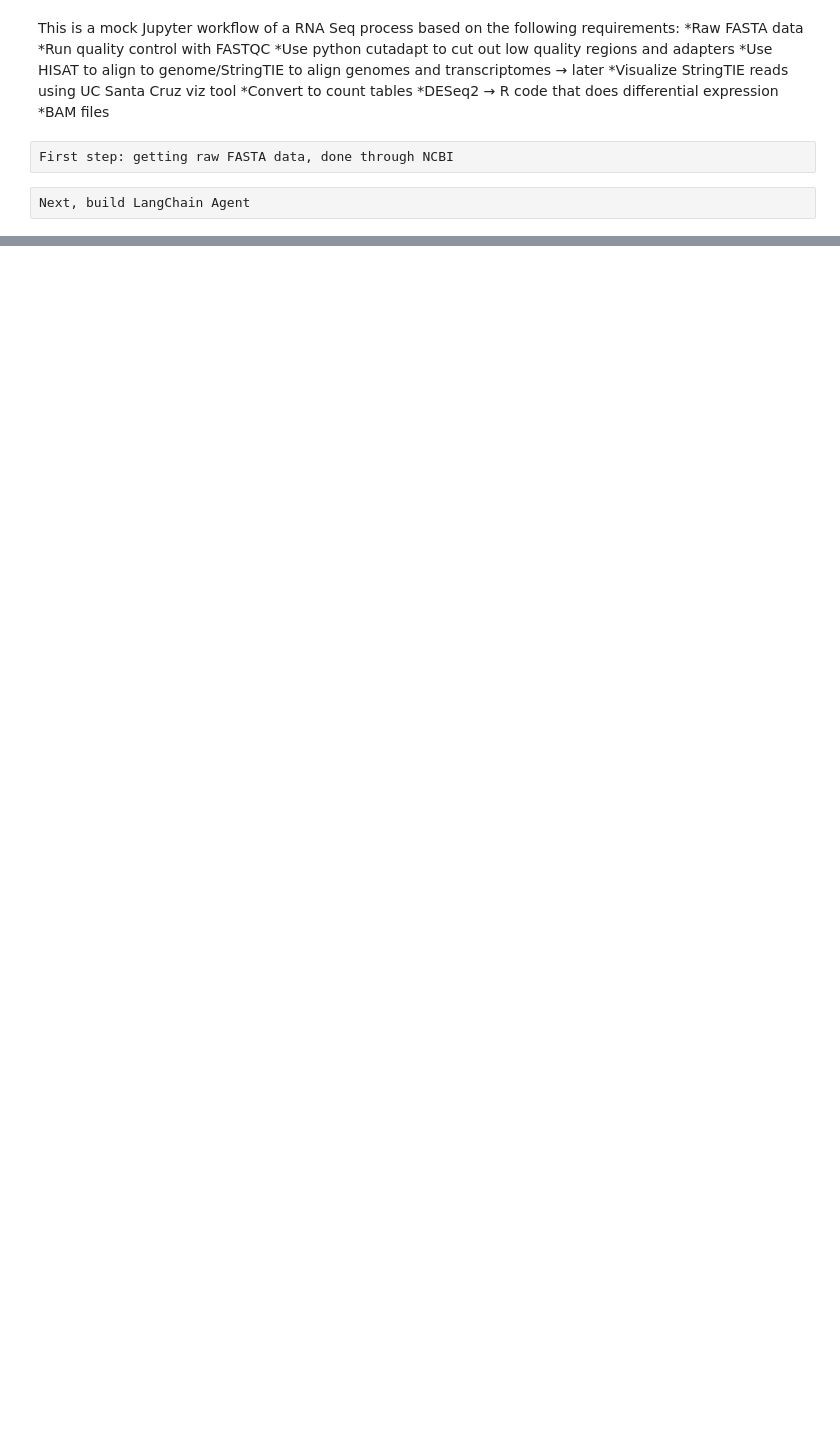
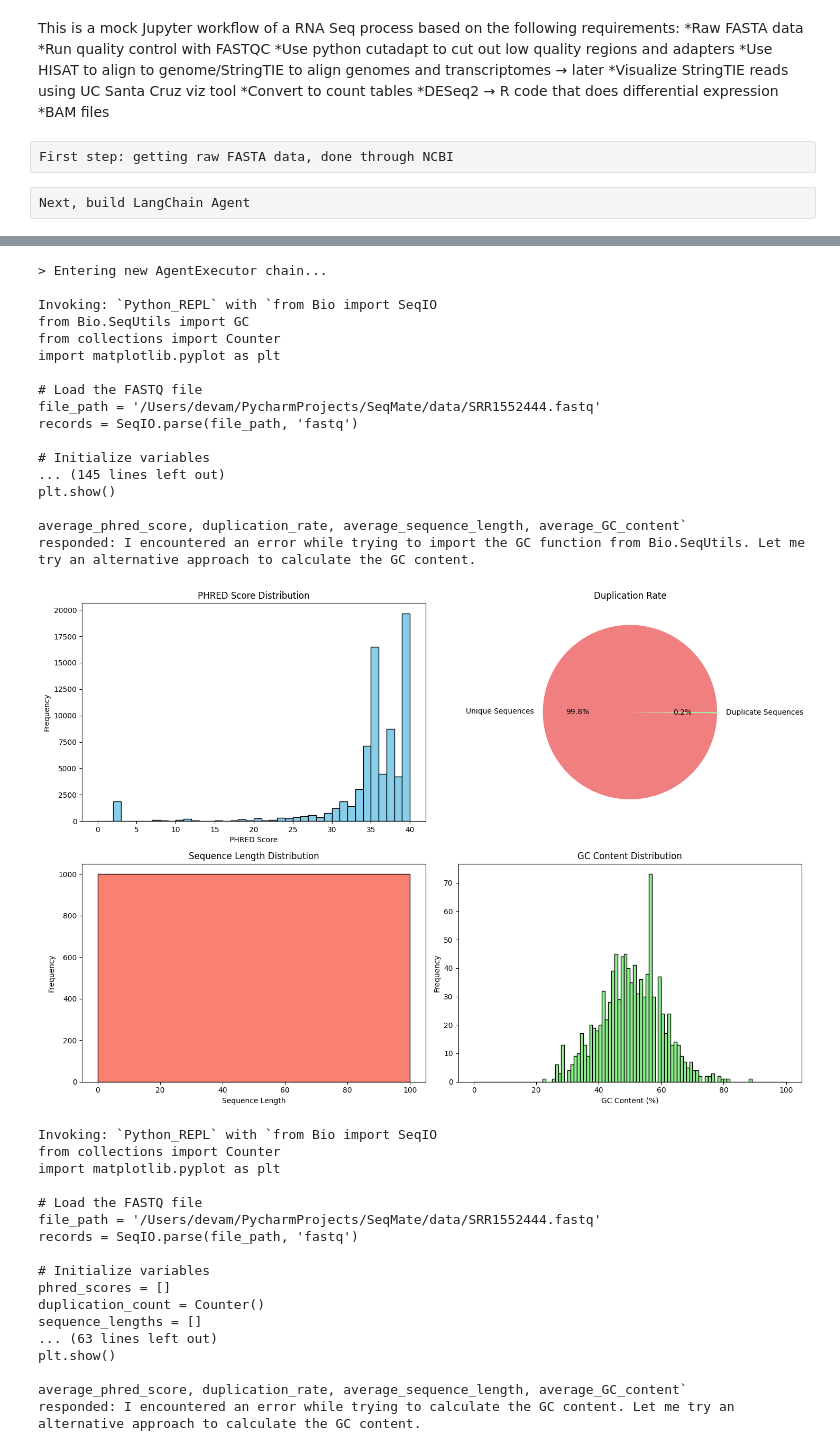
Before and after one commit to Dodesimo/SeqMate, a Jupyter notebook: PrototypeWorkflow.ipynb, the cells around one changed output, grey strips where cells are left out. Saved outputs shown, nothing was run; the diff lists cells and outputs as text; code cells hidden in the pictures; blank space fills up the shorter version.

```diff
--- a/PrototypeWorkflow.ipynb
+++ b/PrototypeWorkflow.ipynb
@@ -63,0 +64,39 @@ Can open a FASTA file. Nex step, can it do quality control analysis?
+# %%
+agentexecutor.invoke(
+    {"input": "Using Bio, could you conduct some quality control analysis of FASTA file /Users/devam/PycharmProjects/SeqMate/data/SRR1552444.fastq. Utilize metrics like PHRED score, duplication rate, etc. and visualize ALL metrics. Provide exact average results, and narratives for results. Do not worry about graph colors, focus on content."})
+# %% [output]
+> Entering new AgentExecutor chain...
+
+Invoking: `Python_REPL` with `from Bio import SeqIO
+from Bio.SeqUtils import GC
+from collections import Counter
+import matplotlib.pyplot as plt
+
+# Load the FASTQ file
+file_path = '/Users/devam/PycharmProjects/SeqMate/data/SRR1552444.fastq'
+records = SeqIO.parse(file_path, 'fastq')
+
+# Initialize variables
+... (145 lines left out)
+plt.show()
+
+average_phred_score, duplication_rate, average_sequence_length, average_GC_content`
+responded: I encountered an error while trying to import the GC function from Bio.SeqUtils. Let me try an alternative approach to calculate the GC content.
+[figure, added]
+Invoking: `Python_REPL` with `from Bio import SeqIO
+from collections import Counter
+import matplotlib.pyplot as plt
+
+# Load the FASTQ file
+file_path = '/Users/devam/PycharmProjects/SeqMate/data/SRR1552444.fastq'
+records = SeqIO.parse(file_path, 'fastq')
+
+# Initialize variables
+phred_scores = []
+duplication_count = Counter()
+sequence_lengths = []
+... (63 lines left out)
+plt.show()
+
+average_phred_score, duplication_rate, average_sequence_length, average_GC_content`
+responded: I encountered an error while trying to calculate the GC content. Let me try an alternative approach to calculate the GC content.
```
Also changed, not shown: parts of 8 cells of this notebook, 3 other files.
